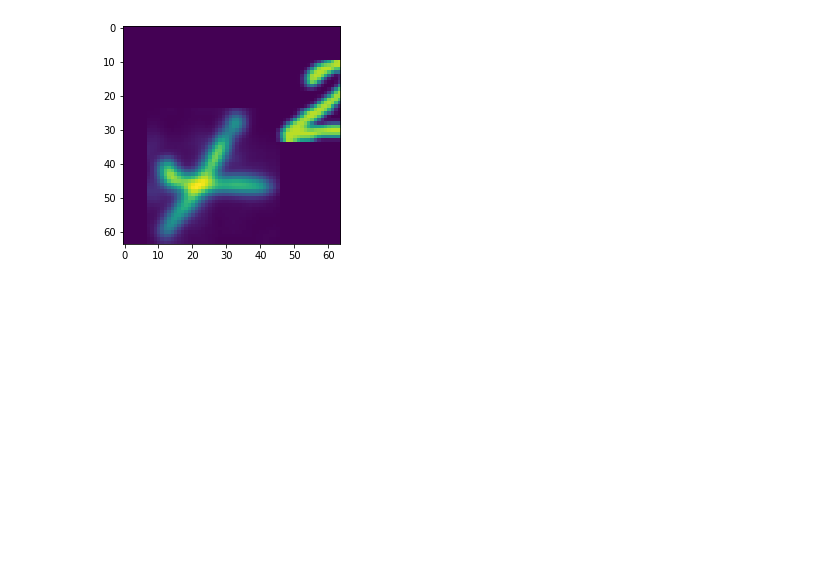
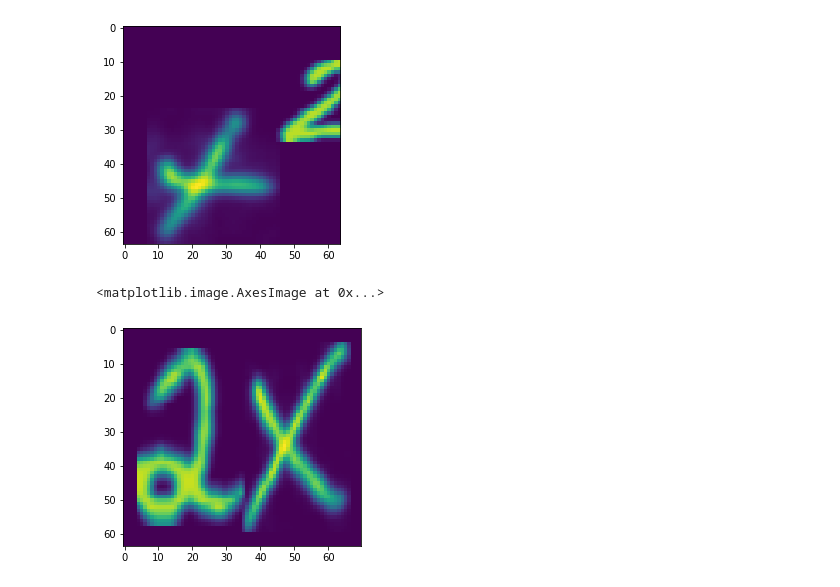
Before and after one commit to idahood/dscomp2020, a Jupyter notebook: data_touching.ipynb, the cells around one changed output. Saved outputs shown, nothing was run; the diff lists cells and outputs as text; code cells hidden in the pictures; blank space fills up the shorter version.

```diff
--- a/data_touching.ipynb
+++ b/data_touching.ipynb
@@ -154,3 +154,9 @@ plt.imshow(shifted[3])
 # %% [output]
 <matplotlib.image.AxesImage at 0x...>
 [figure]
+# %%
+img = x_test[0][:,60:130]
+plt.imshow(img)
+# %% [output]
+<matplotlib.image.AxesImage at 0x...>
+[figure, added]
```
Also changed, not shown: parts of 2 cells of this notebook, 1 other file.
